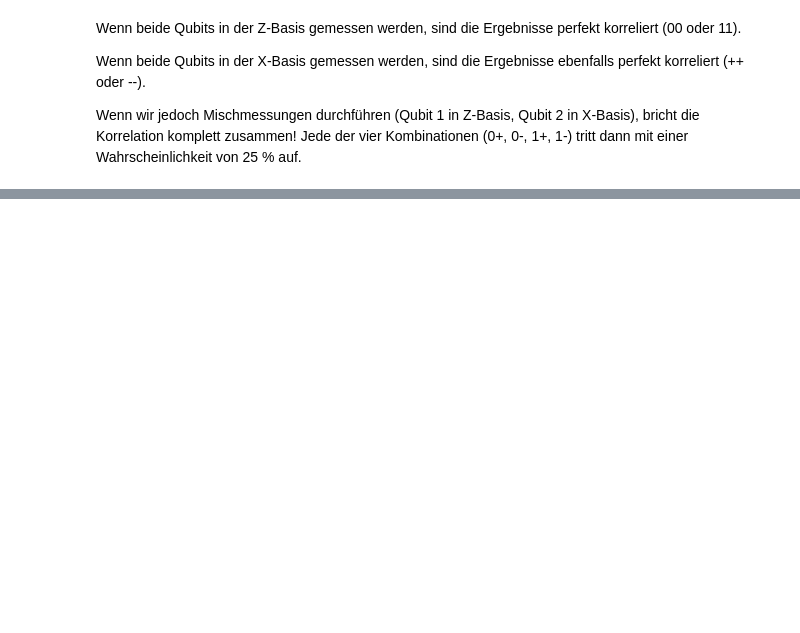
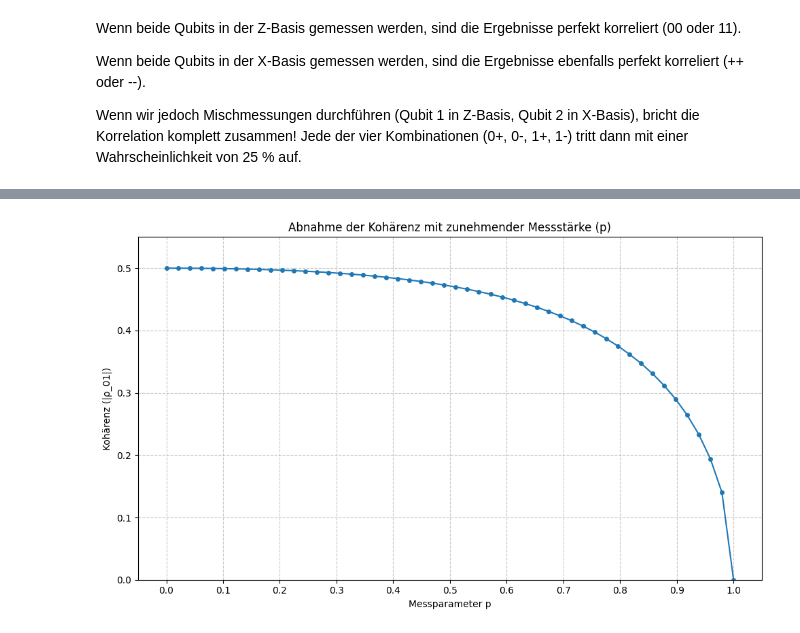
Before and after one commit to MelB18/EasyQuanten, a Jupyter notebook: Dekohaerenz.ipynb, the cells around one changed output, grey strips where cells are left out. Cells and saved outputs as stored; diff of their text form; code cells hidden in the pictures; blank space fills up the shorter version.

```diff
--- a/Dekohaerenz.ipynb
+++ b/Dekohaerenz.ipynb
@@ -197,0 +245,29 @@ Schritt 5: Detektor las 0 (Tendenz zu |0>)
+# %%
+import matplotlib.pyplot as plt
+
+# Definiere einen Bereich für den Messparameter p
+p_werte = np.linspace(0, 1, 50) # 50 Werte von 0 bis 1
+
+# Liste zum Speichern der Kohärenzwerte
+kohaerenz_werte = []
+
+# Berechne die Kohärenz für jeden p-Wert
+for p_val in p_werte:
+    rho = berechne_quanten_mischung(p_val)
+    # Die Kohärenz wird durch die Nicht-Diagonalelemente repräsentiert
+    # np.abs ist wichtig, da es sich um komplexe Zahlen handeln kann, auch wenn hier reell
+    kohaerenz_werte.append(np.abs(rho[0, 1]))
+
+# Plot der Kohärenz als Funktion von p
+plt.figure(figsize=(10, 6))
+plt.plot(p_werte, kohaerenz_werte, marker='o', linestyle='-', markersize=4)
+plt.title('Abnahme der Kohärenz mit zunehmender Messstärke (p)')
+plt.xlabel('Messparameter p')
+plt.ylabel('Kohärenz (|ρ_01|)')
+plt.grid(True, linestyle='--', alpha=0.7)
+plt.ylim(0, 0.55) # Setze Y-Achse, da max. Kohärenz 0.5 ist
+plt.xticks(np.arange(0, 1.1, 0.1)) # Mehr Ticks auf der X-Achse
+plt.tight_layout()
+plt.show()
+# %% [output]
+[figure, added]
```
Also changed, not shown: parts of 9 cells of this notebook.
